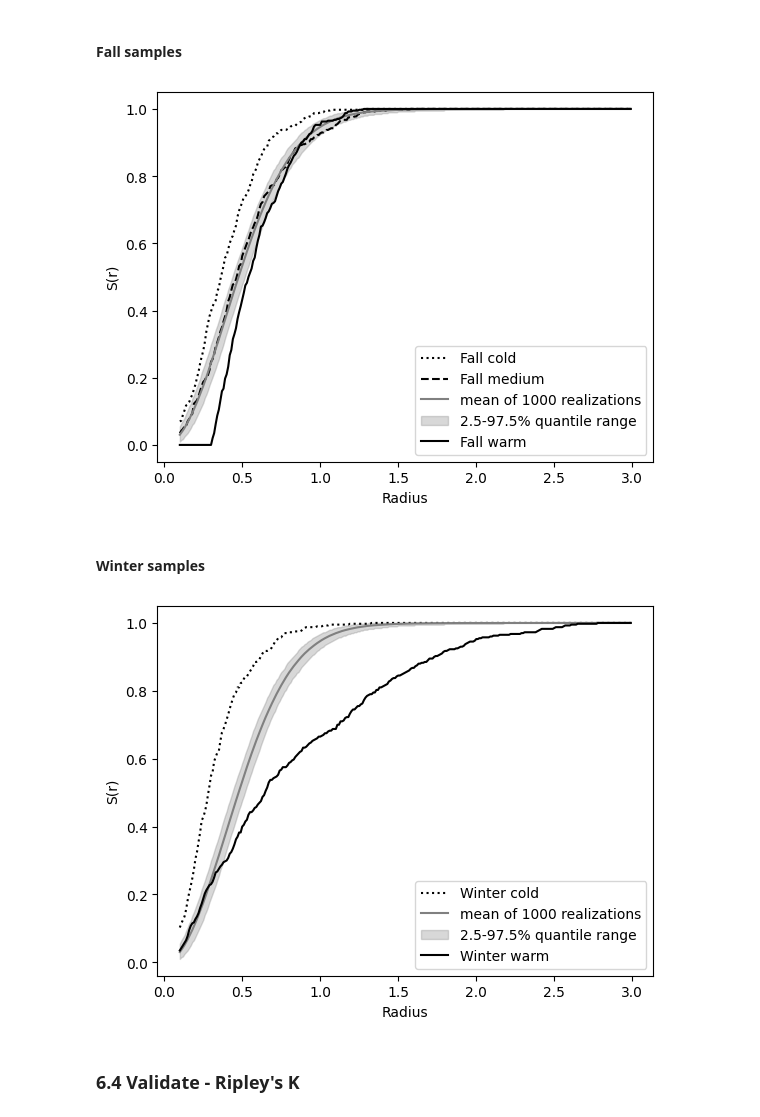
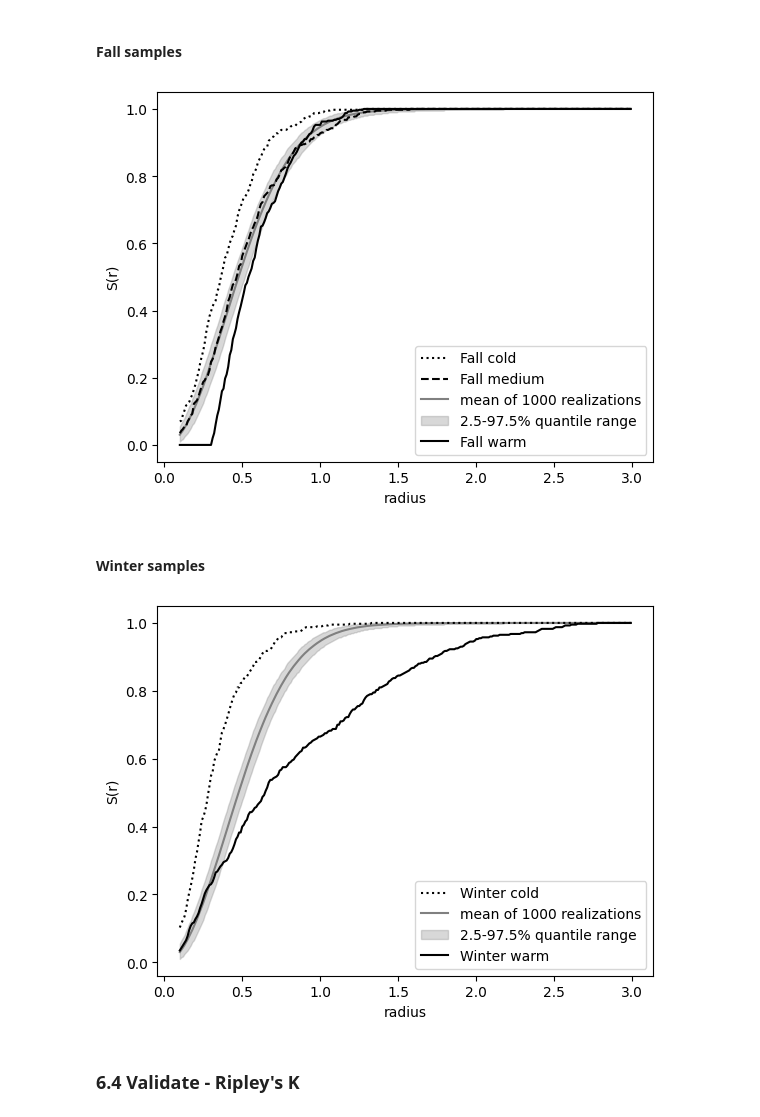
Before and after one commit to tlambert03/bobiac, a Jupyter notebook: content/08_colocalization/object_based_colocalization.ipynb, the cells around one changed output. Drawn from its saved outputs; the diff is of its cells as text; code cells hidden in the pictures.

```diff
--- a/content/08_colocalization/object_based_colocalization.ipynb
+++ b/content/08_colocalization/object_based_colocalization.ipynb
@@ -732,6 +731,7 @@ def plot_envelope(
             s_multiple_mean,
             color="grey",
             label=f"mean of {ndraw} realizations",
+            zorder=0,
         )
 
         plt.fill_between(  # fill the area between the percentiles
@@ -747,10 +747,10 @@ def plot_envelope(
         radii, s, label=label, color="k", linestyle=linestyle
     )  # plot the observed data
     plt.legend()
-    plt.xlabel("Radius")
+    plt.xlabel("radius")
     plt.ylabel(f"{metric}")
-    if show:
-        plt.show()
+    # if show:
+    #     plt.show()
 # %% [markdown]
 ### Compute the nearest neighbor function for all random samples
 # %%
@@ -764,33 +764,34 @@ for i in range(ndraw):
 # %%
 plot_envelope(
     s_fall_cold,
     s_multiple,
     radii=radii,
     metric="S(r)",
     label="Fall cold",
     linestyle=":",
     show=False,
 )
 plot_envelope(
     s_fall_med,
     s_multiple,
     radii=radii,
     metric="S(r)",
     label="Fall medium",
     linestyle="--",
     show=False,
 )
 
 plot_envelope(
     s_fall_warm,
     s_multiple,
     radii=radii,
     metric="S(r)",
     linestyle="-",
     label="Fall warm",
+    show=True,
 )
 # %% [output]
-[figure, old version]
+[figure, new version]
 # %% [markdown]
 #### Winter samples
 # %%
@@ -811,7 +812,7 @@ plot_envelope(
     label="Winter warm",
 )
 # %% [output]
-[figure, old version]
+[figure, new version]
 # %% [markdown]
 ### 6.4 Validate - Ripley's K
 # %% [markdown]
```
Also changed, not shown: parts of 8 cells of this notebook, 2 other files.
